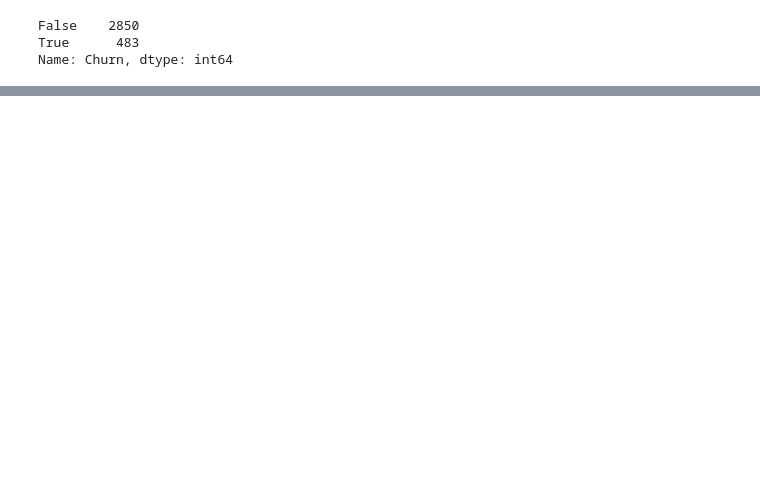
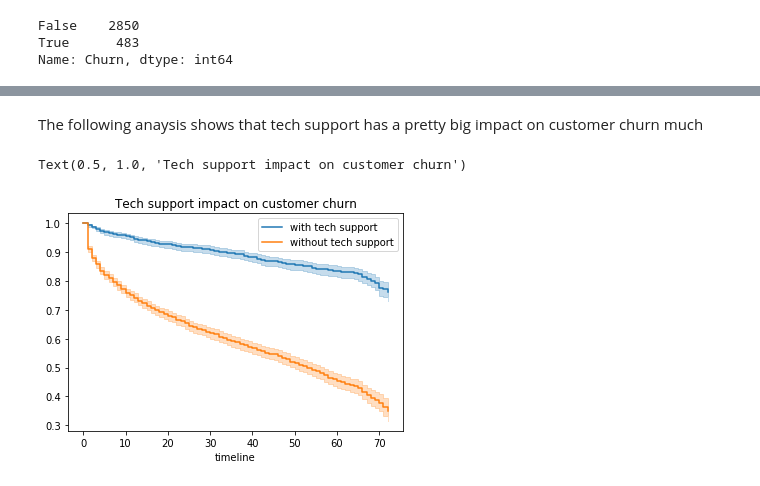
Before and after one commit to kuol/telco_churn, a Jupyter notebook: telco_churn.ipynb, the cells around one changed output, grey strips where cells are left out. Drawn from its saved outputs; the diff is of its cells as text; code cells hidden in the pictures; blank space fills up the shorter version.

```diff
--- a/telco_churn.ipynb
+++ b/telco_churn.ipynb
@@ -306,0 +407,22 @@ Name: Churn, Length: 102, dtype: int64
+# %% [markdown]
+The following anaysis shows that tech support has a pretty big impact on customer churn much
+# %%
+kmf2 = KaplanMeierFitter() ## instantiate the class to create an object
+
+## Two Cohorts are compared. 1. Streaming TV Not Subsribed by Users, 2. Streaming TV subscribed by the users.
+groups = df['TechSupport']
+cohort1 = (groups == 'Yes')      ## group i1 , having the pandas series for the 1st cohort
+cohort2 = (groups == 'No')     ## group i2 , having the pandas series for the 2nd cohort
+
+
+## fit the model for 1st cohort
+kmf2.fit(df['tenure'][cohort1], df['Churn'][cohort1], label='with tech support')
+a1 = kmf2.plot()
+
+## fit the model for 2nd cohort
+kmf2.fit(df['tenure'][cohort2], df['Churn'][cohort2], label='without tech support')
+kmf2.plot(ax=a1)
+plt.title("Tech support impact on customer churn")
+# %% [output]
+Text(0.5, 1.0, 'Tech support impact on customer churn')
+[figure, added]
```
Also changed, not shown: parts of 19 cells of this notebook, 1 other file.
